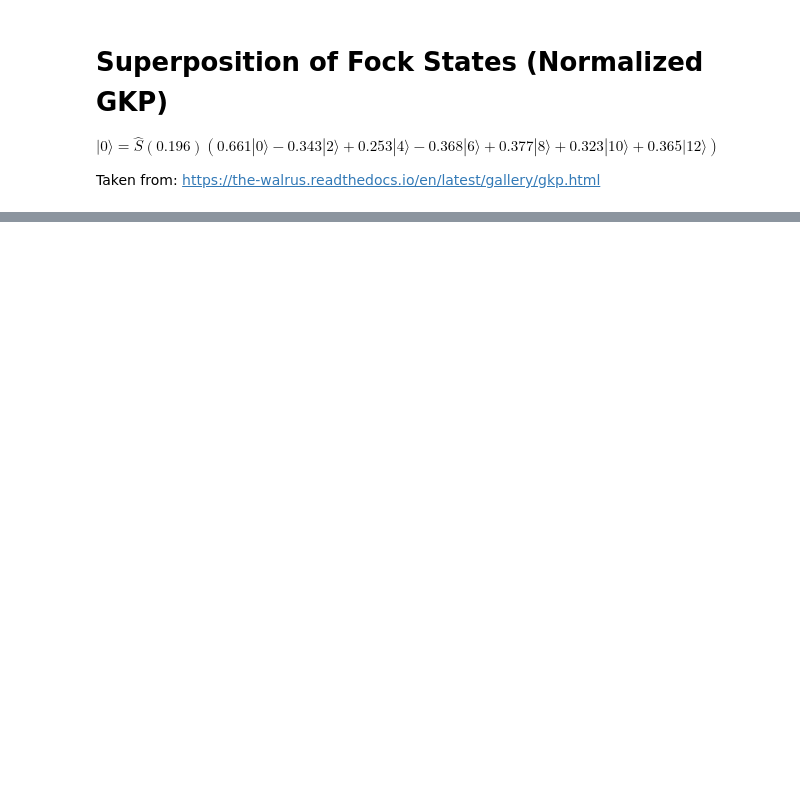
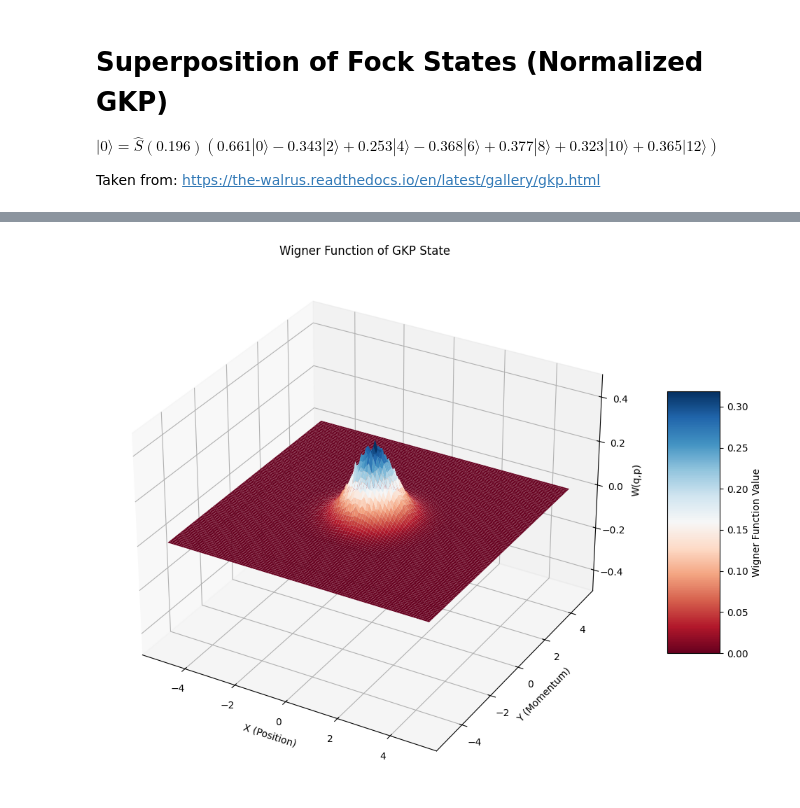
Before and after one commit to QiZhongLi/CV_Simulation, a Jupyter notebook: Testing.ipynb, the cells around one changed output, grey strips where cells are left out. Cells and saved outputs as stored; diff of their text form; code cells hidden in the pictures; blank space fills up the shorter version.

```diff
--- a/Testing.ipynb
+++ b/Testing.ipynb
@@ -251,0 +247,20 @@ Taken from: https://the-walrus.readthedocs.io/en/latest/gallery/gkp.html
+# %%
+# Now calculating the mu_kl, d_kl, w_kl
+for k in range(n_terms):
+    for l in range(n_terms):
+        # Calculate μ_{kl}
+        sum_states = states[k] + states[l]
+        diff_states = states[k] - states[l]
+        mu[k,l] = np.sqrt(hbar/2) * np.array([
+            sum_states.real + 1j*diff_states.imag,
+            sum_states.imag + 1j*(-diff_states.real)
+        ])
+
+        # Calculate d_{kl}
+        d[k,l] = ( -0.5*diff_states.imag**2 - 0.5*diff_states.real**2
+                  - 1j*states[l].imag*states[k].real + 1j*states[k].imag*states[l].real)
+
+        # Calculate w_kl
+        w[k,l] = d[k,l] - (2*np.pi*1j*(k-l)*n) / (n+1)
+# Normalization constant
+N = np.sum(np.exp(w))
@@ -251,0 +349,39 @@ Taken from: https://the-walrus.readthedocs.io/en/latest/gallery/gkp.html
+# %%
+# Calculating the Wigner function
+W_GKP = np.zeros_like(X, dtype=complex)
+
+for k in range(n_terms):
+    for l in range(k, n_terms):  # Only compute upper triangle
+        diff = grid_points - mu[k,l] # r - mu
+        exponent = -0.5 * np.einsum("ni,ij,nj->n...", diff , inv_sigma , diff)
+        G = (1/np.sqrt(det_sigma)) * np.exp(exponent).reshape(X.shape)
+
+        if k == l:  # Diagonal terms
+            W_GKP += np.exp(w[k,l]) * G
+        else:  # Cross terms (include factor of 2 for Re)
+            W_GKP += 2 * (np.exp(w[k,l]) * G).real
+
+W_GKP = W_GKP / N
+
+# Plotting
+fig = plt.figure(figsize=(12, 8))
+ax = fig.add_subplot(111, projection='3d')
+
+# Use proper surface plotting with colormap to show negativity
+surf = ax.plot_surface(X, P, W_GKP, cmap='RdBu',
+                      rstride=1, cstride=1,
+                      edgecolor='none',
+                      antialiased=True)
+
+ax.set_xlabel('X (Position)')
+ax.set_ylabel('Y (Momentum)')
+ax.set_zlabel('W(q,p)')
+ax.set_title(f'Wigner Function of GKP State')
+ax.set_zlim(-0.5, 0.5)
+
+# Add colorbar to show negative values
+fig.colorbar(surf, shrink=0.5, aspect=5, label='Wigner Function Value')
+plt.tight_layout()
+plt.show()
+# %% [output]
+[figure, added]
```
Also changed, not shown: parts of 10 cells of this notebook, 1 other file.
